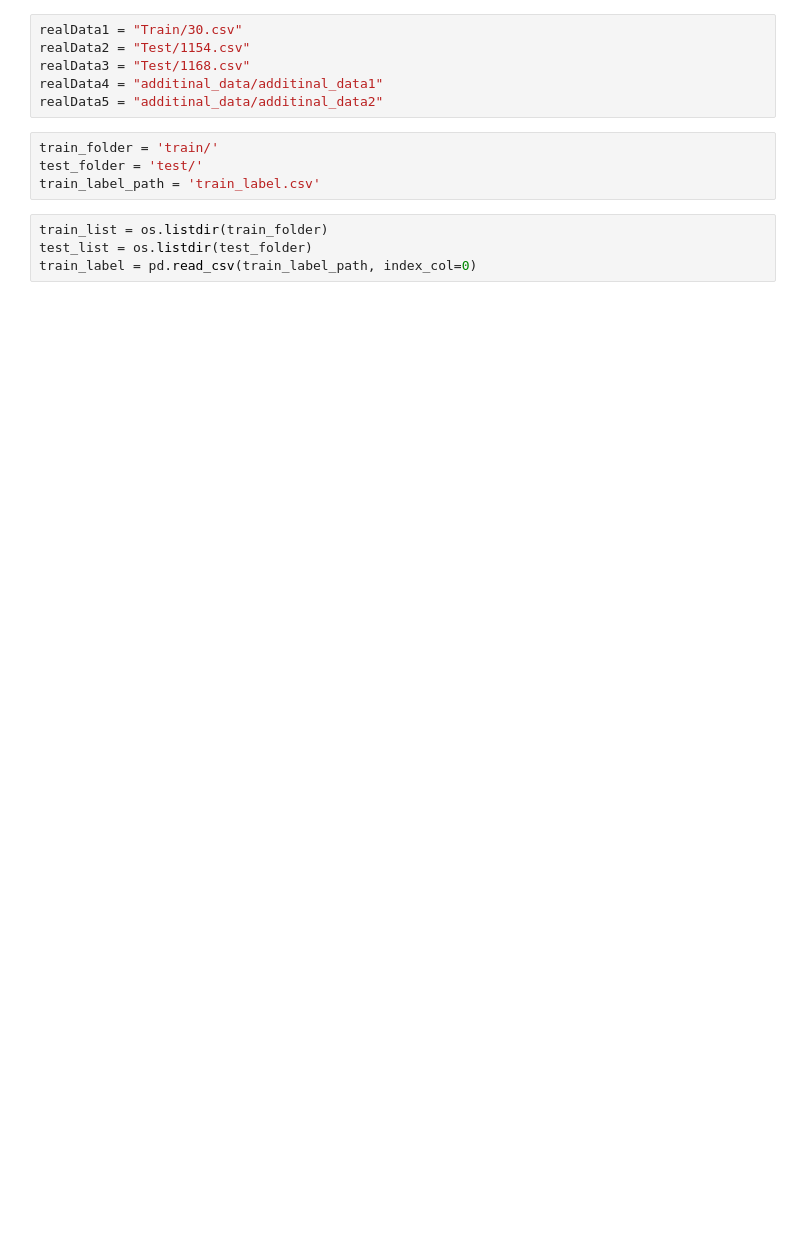
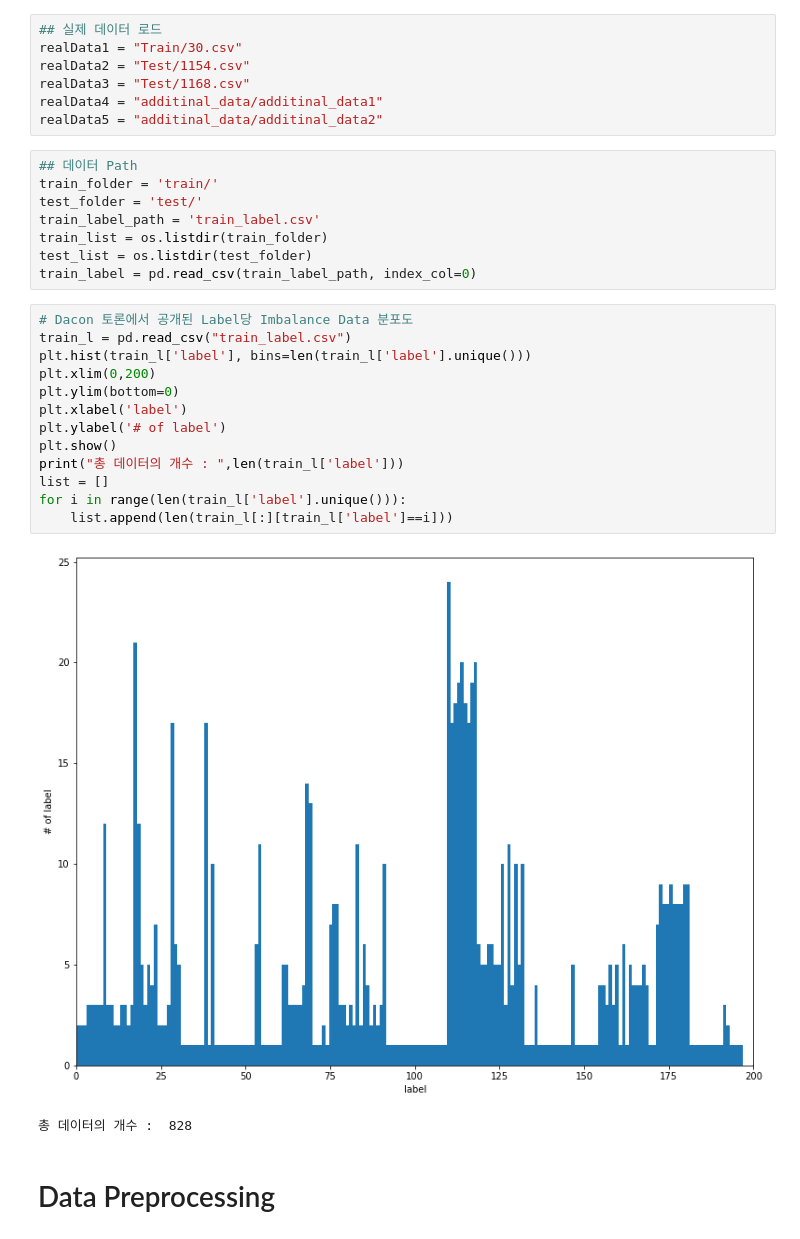
Before and after one commit to osmanturks/DACON, a Jupyter notebook: PrePro.ipynb, the cells around one changed output. Drawn from its saved outputs; the diff is of its cells as text; blank space fills up the shorter version.

```diff
--- a/PrePro.ipynb
+++ b/PrePro.ipynb
@@ -39,15 +44,34 @@ Using TensorFlow backend.
 # %%
+## 실제 데이터 로드
 realData1 = "Train/30.csv"
 realData2 = "Test/1154.csv"
 realData3 = "Test/1168.csv"
 realData4 = "additinal_data/additinal_data1"
 realData5 = "additinal_data/additinal_data2"
-# %%
-train_folder = 'train/'
-test_folder = 'test/'
-train_label_path = 'train_label.csv'
 # %%
+## 데이터 Path
+train_folder = 'train/'
+test_folder = 'test/'
+train_label_path = 'train_label.csv'
 train_list = os.listdir(train_folder)
 test_list = os.listdir(test_folder)
 train_label = pd.read_csv(train_label_path, index_col=0)
+# %%
+# Dacon 토론에서 공개된 Label당 Imbalance Data 분포도
+train_l = pd.read_csv("train_label.csv")
+plt.hist(train_l['label'], bins=len(train_l['label'].unique()))
+plt.xlim(0,200)
+plt.ylim(bottom=0)
+plt.xlabel('label')
+plt.ylabel('# of label')
+plt.show()
+print("총 데이터의 개수 : ",len(train_l['label']))
+list = []
+for i in range(len(train_l['label'].unique())):
+    list.append(len(train_l[:][train_l['label']==i]))
+# %% [output]
+[figure, added]
+총 데이터의 개수 :  828
+# %% [markdown]
+# Data Preprocessing
 # %%
```
Also changed, not shown: parts of 23 cells of this notebook, 1 other file.
